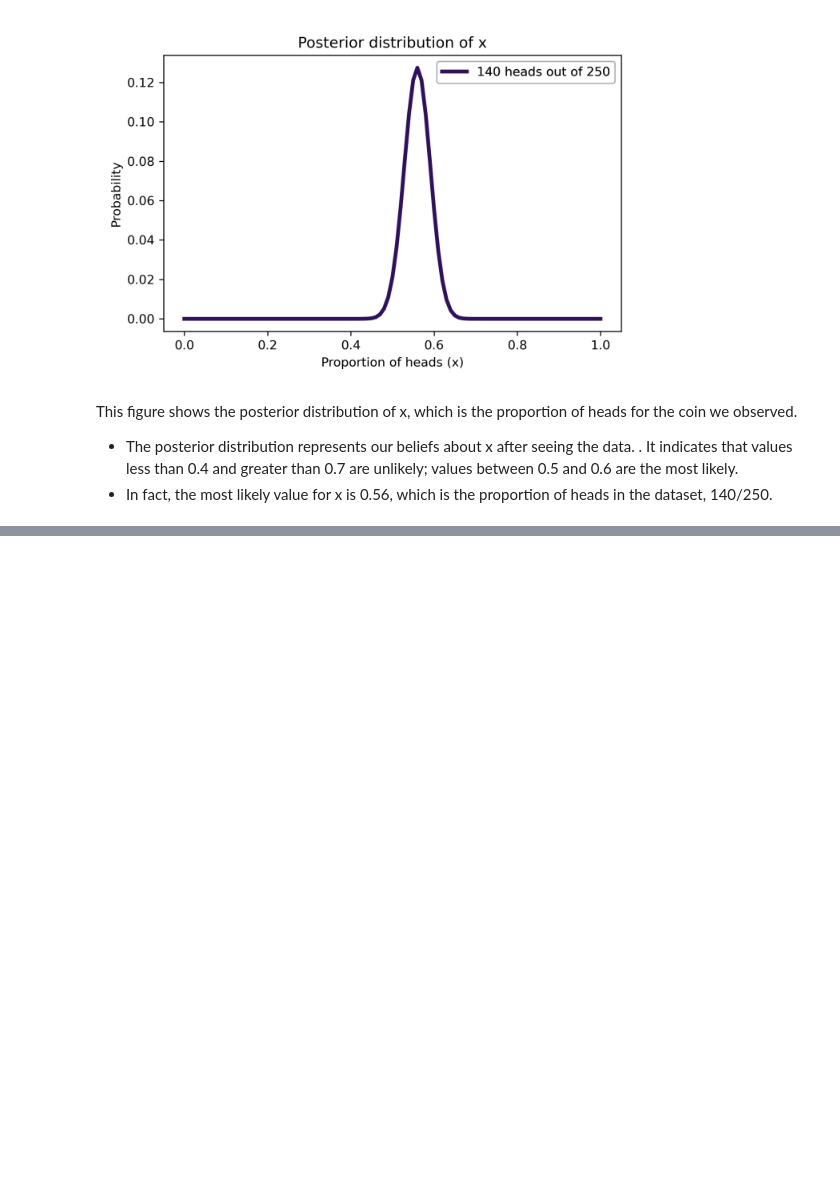
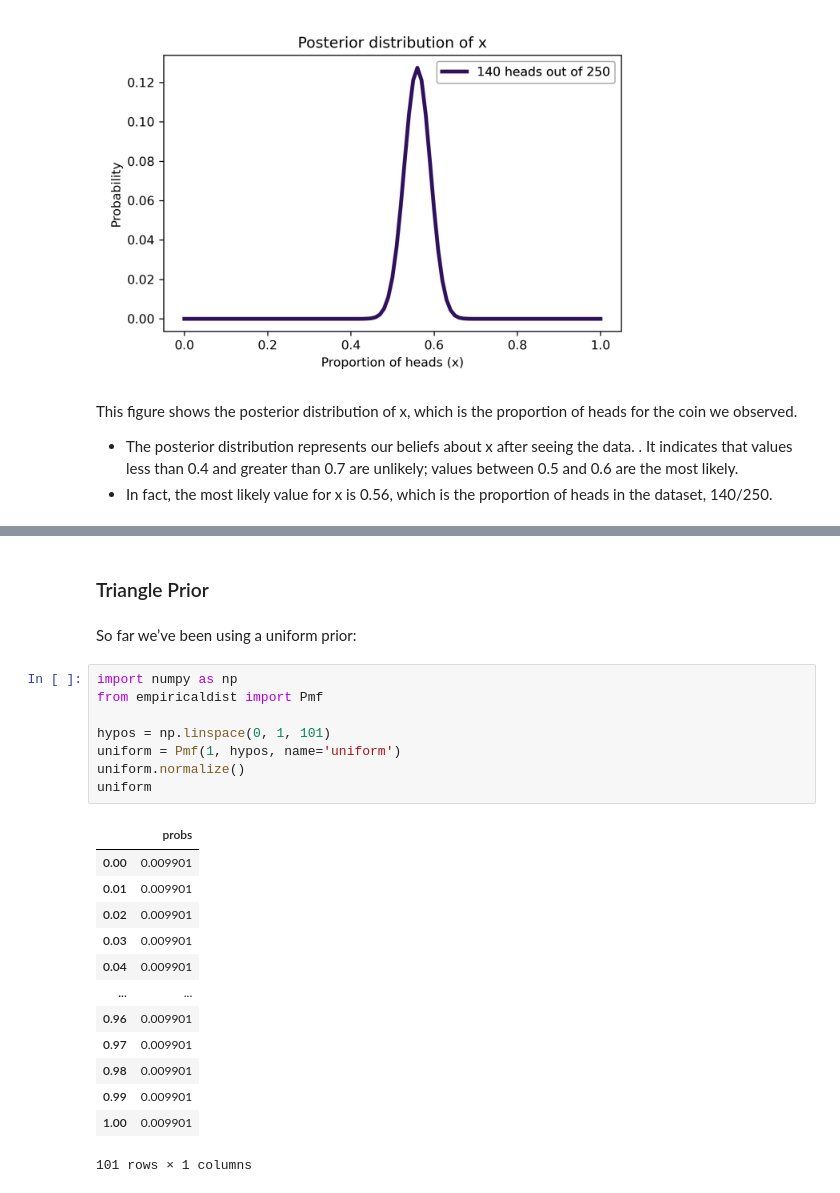
Before and after one commit to bea-sirowy/Python-tutorials, a Jupyter notebook: Bayes03_binomial.ipynb, the cells around one changed output, grey strips where cells are left out. Drawn from its saved outputs; the diff is of its cells as text; blank space fills up the shorter version.

```diff
--- a/Bayes03_binomial.ipynb
+++ b/Bayes03_binomial.ipynb
@@ -355,0 +405,26 @@ np.float64(0.5555555555555556)
+# %% [markdown]
+### Triangle Prior
+# %% [markdown]
+So far we’ve been using a uniform prior:
+# %%
+import numpy as np
+from empiricaldist import Pmf
+
+hypos = np.linspace(0, 1, 101)
+uniform = Pmf(1, hypos, name='uniform')
+uniform.normalize()
+uniform
+# %% [output]
+|  | probs |
+| 0.00 | 0.009901 |
+| 0.01 | 0.009901 |
+| 0.02 | 0.009901 |
+| 0.03 | 0.009901 |
+| 0.04 | 0.009901 |
+| ... | ... |
+| 0.96 | 0.009901 |
+| 0.97 | 0.009901 |
+| 0.98 | 0.009901 |
+| 0.99 | 0.009901 |
+| 1.00 | 0.009901 |
+101 rows × 1 columns
```
Also changed, not shown: parts of 25 cells of this notebook.
